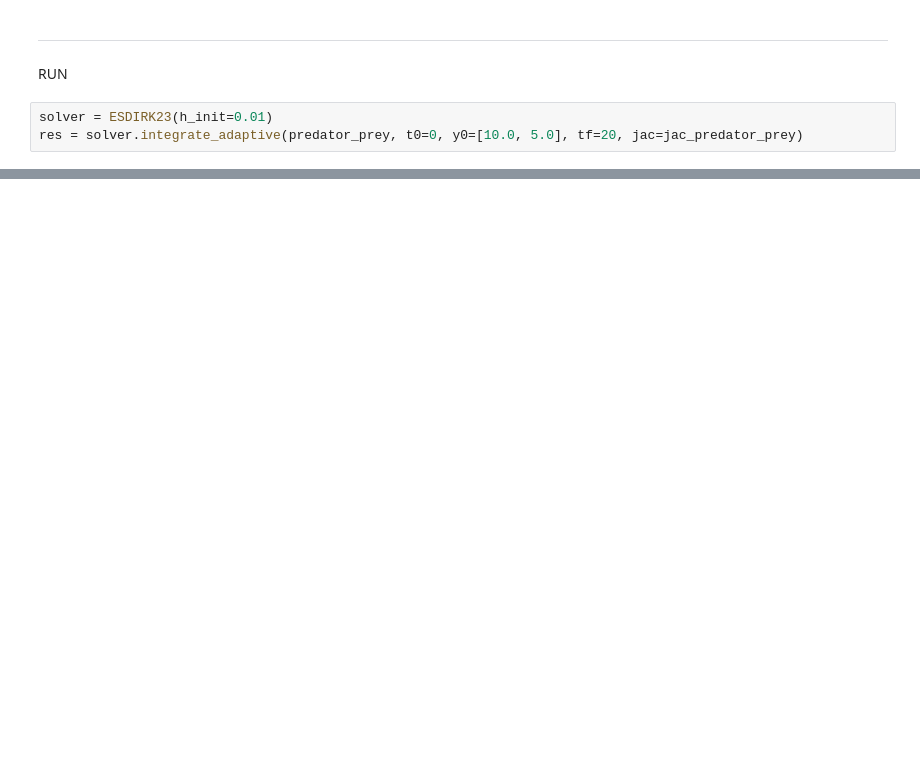
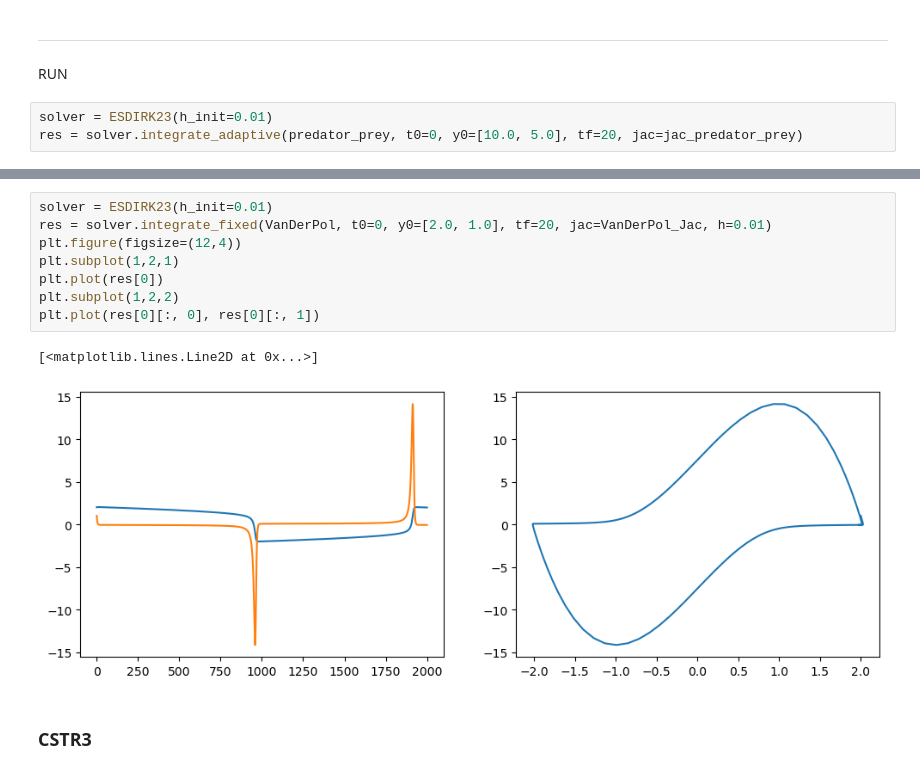
Before and after one commit to EstherCon0/SciComDiff, a Jupyter notebook: project/esdirk23.ipynb, the cells around one changed output, grey strips where cells are left out. Drawn from its saved outputs; the diff is of its cells as text; blank space fills up the shorter version.

Commit message:
added traces and working esdirk23 improvements

```diff
--- a/project/esdirk23.ipynb
+++ b/project/esdirk23.ipynb
@@ -154,0 +185,13 @@ plt.plot(res[1][:, 0], res[1][:, 1])
+# %%
+solver = ESDIRK23(h_init=0.01)
+res = solver.integrate_fixed(VanDerPol, t0=0, y0=[2.0, 1.0], tf=20, jac=VanDerPol_Jac, h=0.01)
+plt.figure(figsize=(12,4))
+plt.subplot(1,2,1)
+plt.plot(res[0])
+plt.subplot(1,2,2)
+plt.plot(res[0][:, 0], res[0][:, 1])
+# %% [output]
+[<matplotlib.lines.Line2D at 0x...>]
+[figure, added]
+# %% [markdown]
+### CSTR3
```
Also changed, not shown: parts of 18 cells of this notebook, 8 other files.
